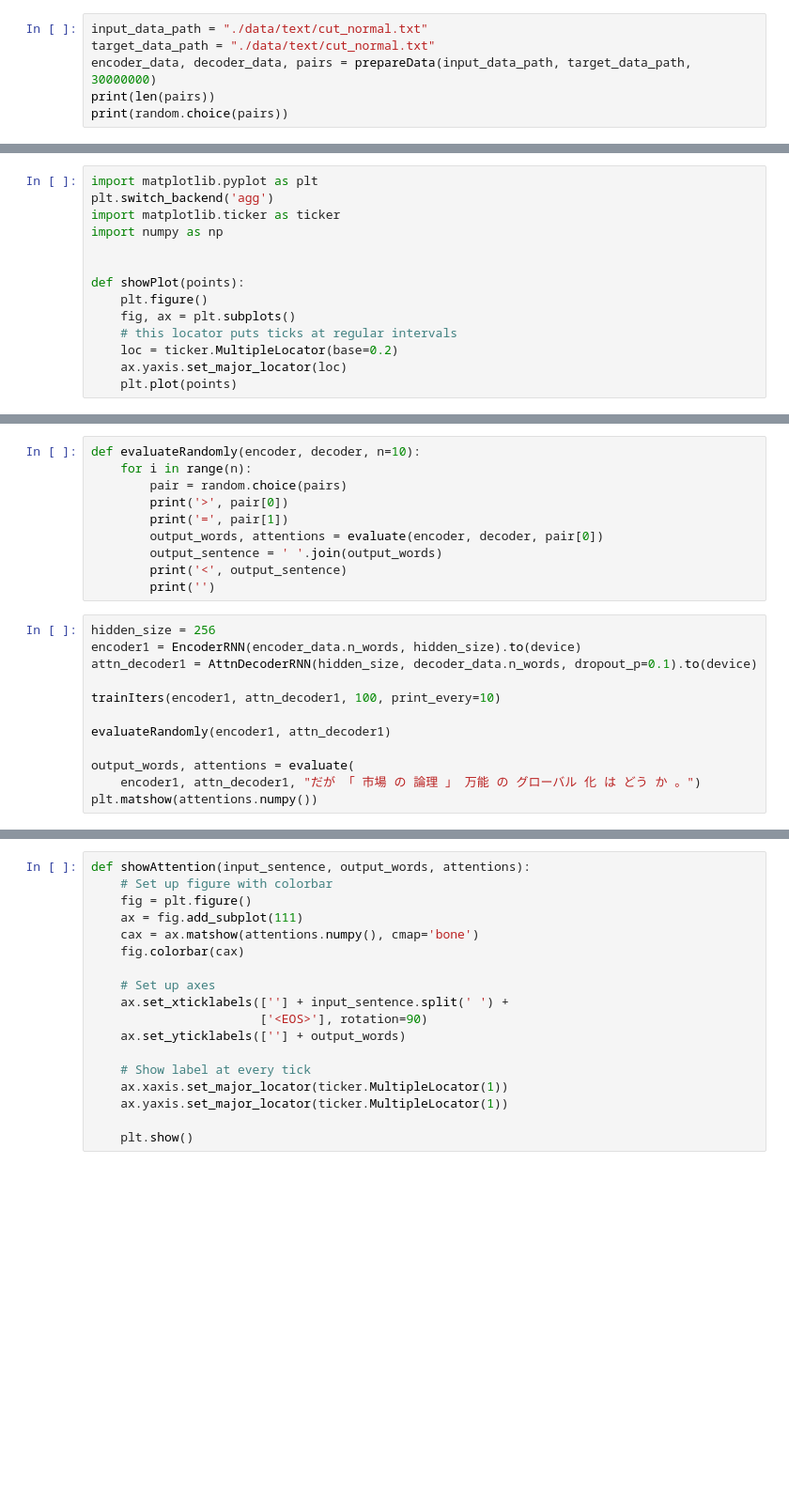
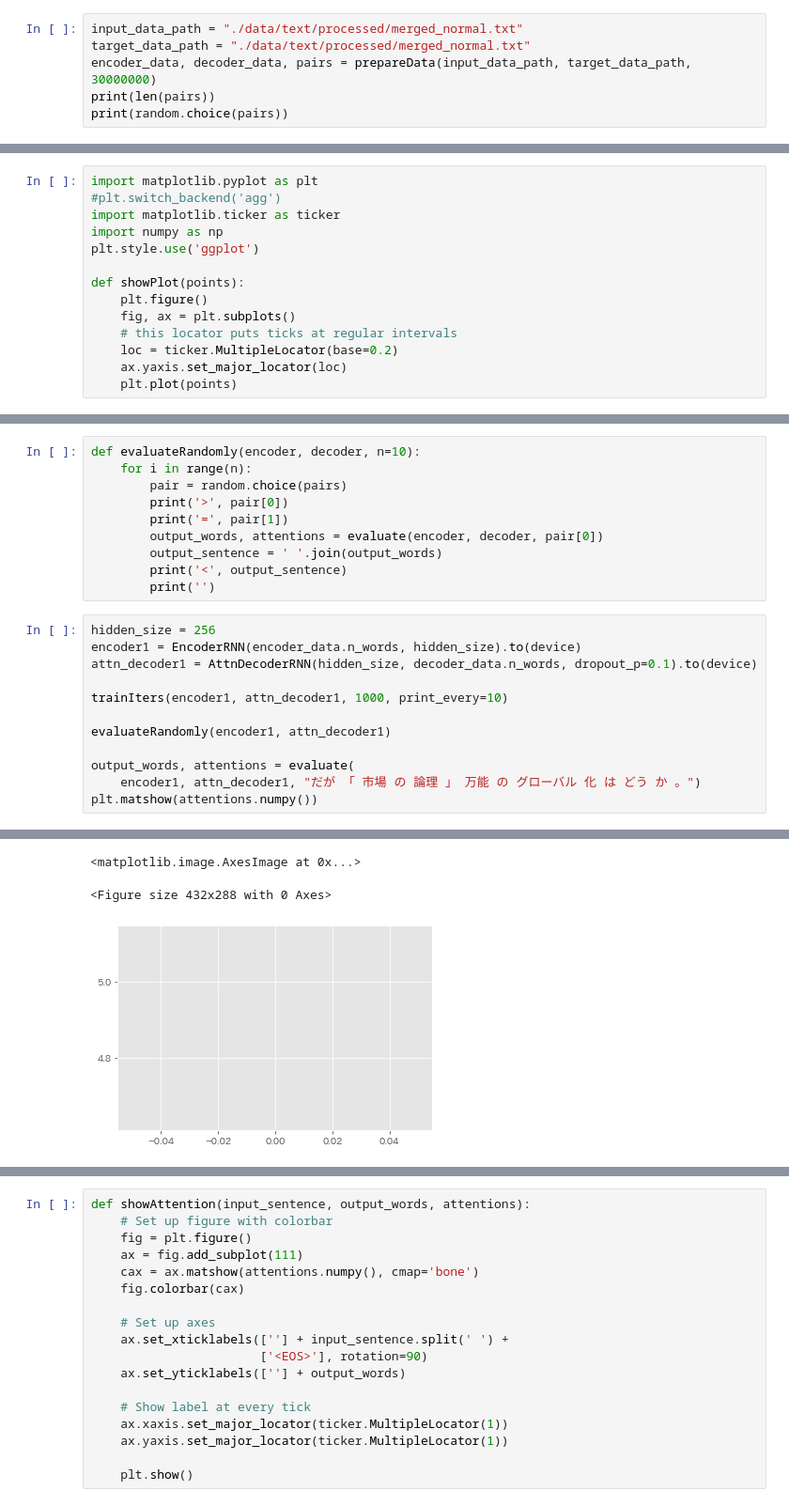
Before and after one commit to imu-prographics/nlp, a Jupyter notebook: pytorch_attention_seq2seq.ipynb, the cells around one changed output, grey strips where cells are left out. Shown: that part at 94% size. Drawn from its saved outputs; the diff is of its cells as text; blank space fills up the shorter version.

```diff
--- a/pytorch_attention_seq2seq.ipynb
+++ b/pytorch_attention_seq2seq.ipynb
@@ -68,8 +68,8 @@ def prepareData(input_data_path, target_data_path, num_samples=10000):
 
     return encoder_data, decoder_data, pairs
 # %%
-input_data_path = "./data/text/cut_normal.txt"
-target_data_path = "./data/text/cut_normal.txt"
+input_data_path = "./data/text/processed/merged_normal.txt"
+target_data_path = "./data/text/processed/merged_normal.txt"
 encoder_data, decoder_data, pairs = prepareData(input_data_path, target_data_path, 30000000)
 print(len(pairs))
 print(random.choice(pairs))
@@ -269,10 +274,10 @@ def trainIters(encoder, decoder, n_iters, print_every=1000, plot_every=100, lear
     showPlot(plot_losses)
 # %%
 import matplotlib.pyplot as plt
-plt.switch_backend('agg')
+#plt.switch_backend('agg')
 import matplotlib.ticker as ticker
 import numpy as np
-
+plt.style.use('ggplot')
 
 def showPlot(points):
     plt.figure()
@@ -331,10 +336,11 @@ hidden_size = 256
 encoder1 = EncoderRNN(encoder_data.n_words, hidden_size).to(device)
 attn_decoder1 = AttnDecoderRNN(hidden_size, decoder_data.n_words, dropout_p=0.1).to(device)
 
-trainIters(encoder1, attn_decoder1, 100, print_every=10)
+trainIters(encoder1, attn_decoder1, 1000, print_every=10)
 
 evaluateRandomly(encoder1, attn_decoder1)
 
 output_words, attentions = evaluate(
     encoder1, attn_decoder1, "だが 「 市場 の 論理 」 万能 の グローバル 化 は どう か 。")
 plt.matshow(attentions.numpy())
+# %% [output]
@@ -340,0 +364,3 @@ plt.matshow(attentions.numpy())
+<matplotlib.image.AxesImage at 0x...>
+<Figure size 432x288 with 0 Axes>
+[figure, added]
```
Also changed, not shown: parts of 3 cells of this notebook, 31 other files.
